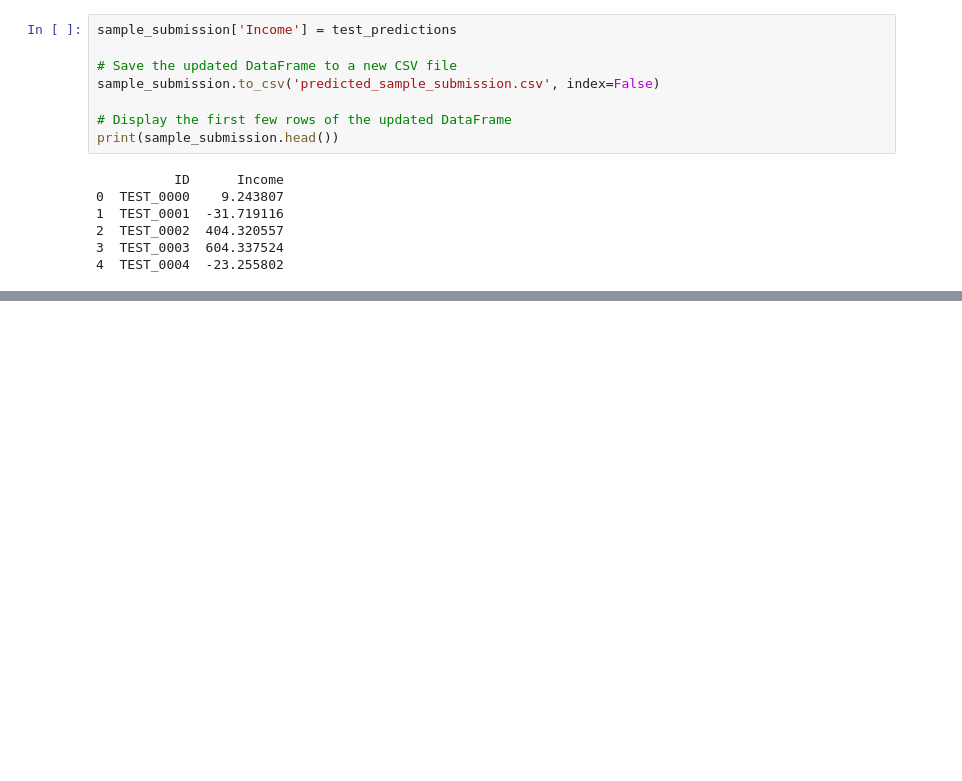
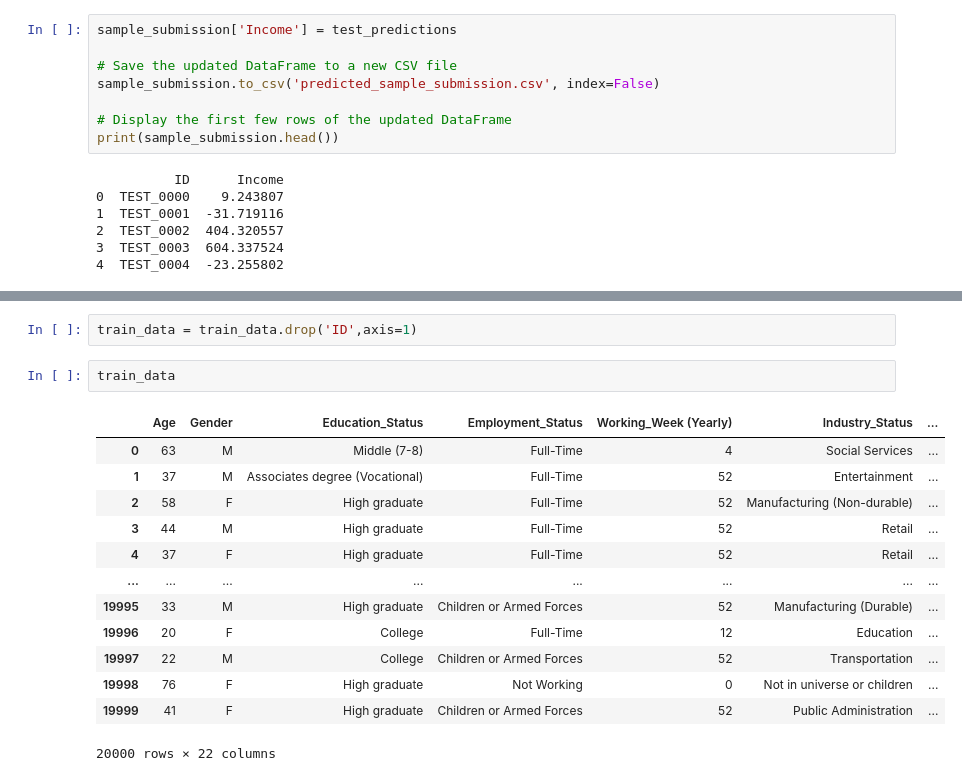
Before and after one commit to jinny908/Income-Prediction-AI-Hackathon, a Jupyter notebook: income-dacon.ipynb, the cells around one changed output, grey strips where cells are left out. Drawn from its saved outputs; the diff is of its cells as text; blank space fills up the shorter version.

```diff
--- a/income-dacon.ipynb
+++ b/income-dacon.ipynb
@@ -177,0 +204,18 @@ print(sample_submission.head())
+# %%
+train_data = train_data.drop('ID',axis=1)
+# %%
+train_data
+# %% [output]
+|  | Age | Gender | Education_Status | Employment_Status | Working_Week (Yearly) | Industry_Status | ... |
+| 0 | 63 | M | Middle (7-8) | Full-Time | 4 | Social Services | ... |
+| 1 | 37 | M | Associates degree (Vocational) | Full-Time | 52 | Entertainment | ... |
+| 2 | 58 | F | High graduate | Full-Time | 52 | Manufacturing (Non-durable) | ... |
+| 3 | 44 | M | High graduate | Full-Time | 52 | Retail | ... |
+| 4 | 37 | F | High graduate | Full-Time | 52 | Retail | ... |
+| ... | ... | ... | ... | ... | ... | ... | ... |
+| 19995 | 33 | M | High graduate | Children or Armed Forces | 52 | Manufacturing (Durable) | ... |
+| 19996 | 20 | F | College | Full-Time | 12 | Education | ... |
+| 19997 | 22 | M | College | Children or Armed Forces | 52 | Transportation | ... |
+| 19998 | 76 | F | High graduate | Not Working | 0 | Not in universe or children | ... |
+| 19999 | 41 | F | High graduate | Children or Armed Forces | 52 | Public Administration | ... |
+20000 rows × 22 columns
```
Also changed, not shown: parts of 12 cells of this notebook.
